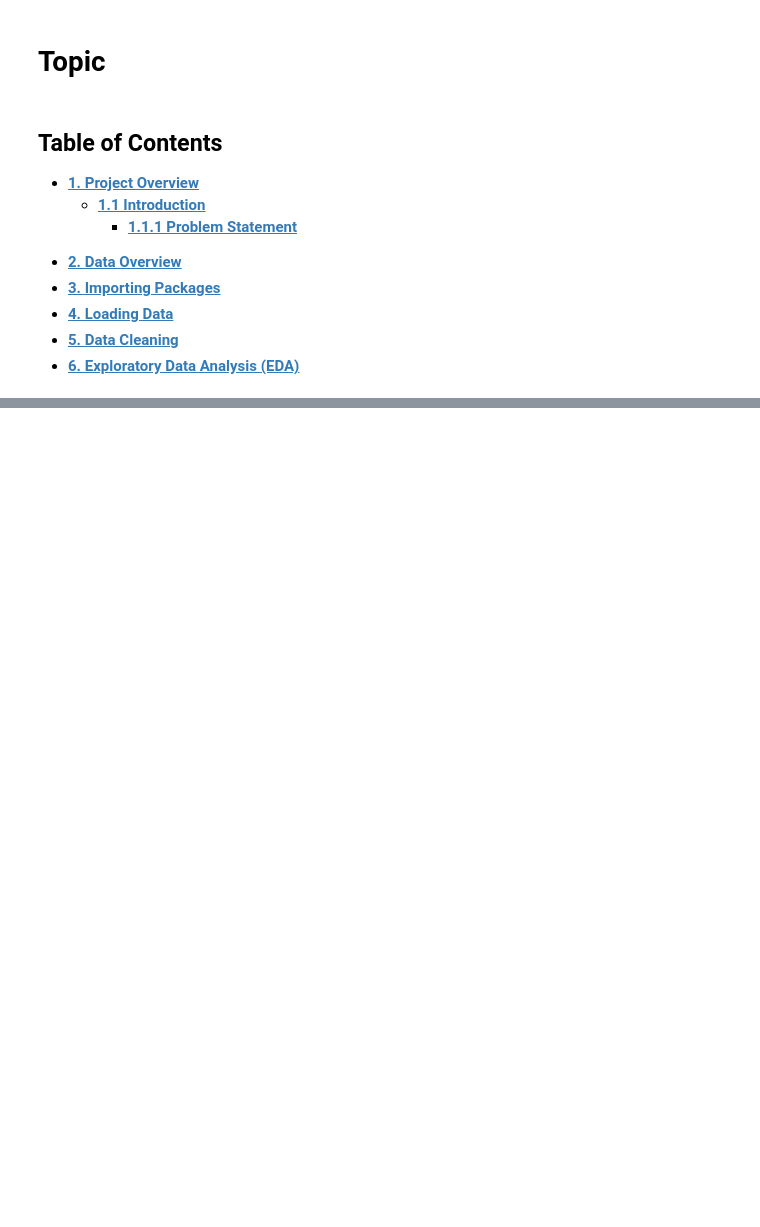
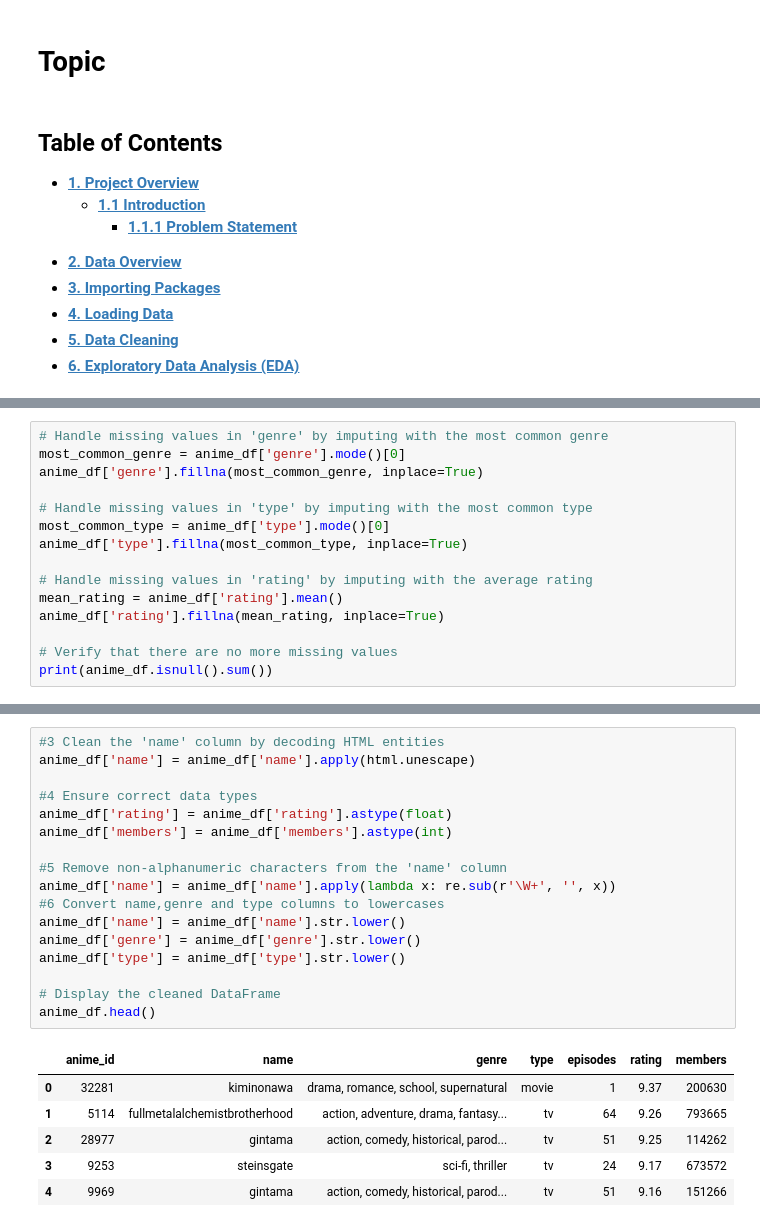
Before and after one commit to keneilweRangw/MM1_2401FTDS_Unsupervised_Learning_Project, a Jupyter notebook: Final_Project.ipynb, the cells around one changed output, grey strips where cells are left out. Drawn from its saved outputs; the diff is of its cells as text; blank space fills up the shorter version.

Commit message:
initial Data Cleaning

```diff
--- a/Final_Project.ipynb
+++ b/Final_Project.ipynb
@@ -51,0 +167,15 @@ By analyzing and utilizing this dataset, we aim to create a robust recommender s
+# %%
+# Handle missing values in 'genre' by imputing with the most common genre
+most_common_genre = anime_df['genre'].mode()[0]
+anime_df['genre'].fillna(most_common_genre, inplace=True)
+
+# Handle missing values in 'type' by imputing with the most common type
+most_common_type = anime_df['type'].mode()[0]
+anime_df['type'].fillna(most_common_type, inplace=True)
+
+# Handle missing values in 'rating' by imputing with the average rating
+mean_rating = anime_df['rating'].mean()
+anime_df['rating'].fillna(mean_rating, inplace=True)
+
+# Verify that there are no more missing values
+print(anime_df.isnull().sum())
@@ -51,0 +211,24 @@ By analyzing and utilizing this dataset, we aim to create a robust recommender s
+# %%
+#3 Clean the 'name' column by decoding HTML entities
+anime_df['name'] = anime_df['name'].apply(html.unescape)
+
+#4 Ensure correct data types
+anime_df['rating'] = anime_df['rating'].astype(float)
+anime_df['members'] = anime_df['members'].astype(int)
+
+#5 Remove non-alphanumeric characters from the 'name' column
+anime_df['name'] = anime_df['name'].apply(lambda x: re.sub(r'\W+', '', x))
+#6 Convert name,genre and type columns to lowercases
+anime_df['name'] = anime_df['name'].str.lower()
+anime_df['genre'] = anime_df['genre'].str.lower()
+anime_df['type'] = anime_df['type'].str.lower()
+
+# Display the cleaned DataFrame
+anime_df.head()
+# %% [output]
+|  | anime_id | name | genre | type | episodes | rating | members |
+| 0 | 32281 | kiminonawa | drama, romance, school, supernatural | movie | 1 | 9.37 | 200630 |
+| 1 | 5114 | fullmetalalchemistbrotherhood | action, adventure, drama, fantasy... | tv | 64 | 9.26 | 793665 |
+| 2 | 28977 | gintama | action, comedy, historical, parod... | tv | 51 | 9.25 | 114262 |
+| 3 | 9253 | steinsgate | sci-fi, thriller | tv | 24 | 9.17 | 673572 |
+| 4 | 9969 | gintama | action, comedy, historical, parod... | tv | 51 | 9.16 | 151266 |
```
Also changed, not shown: parts of 17 cells of this notebook.
